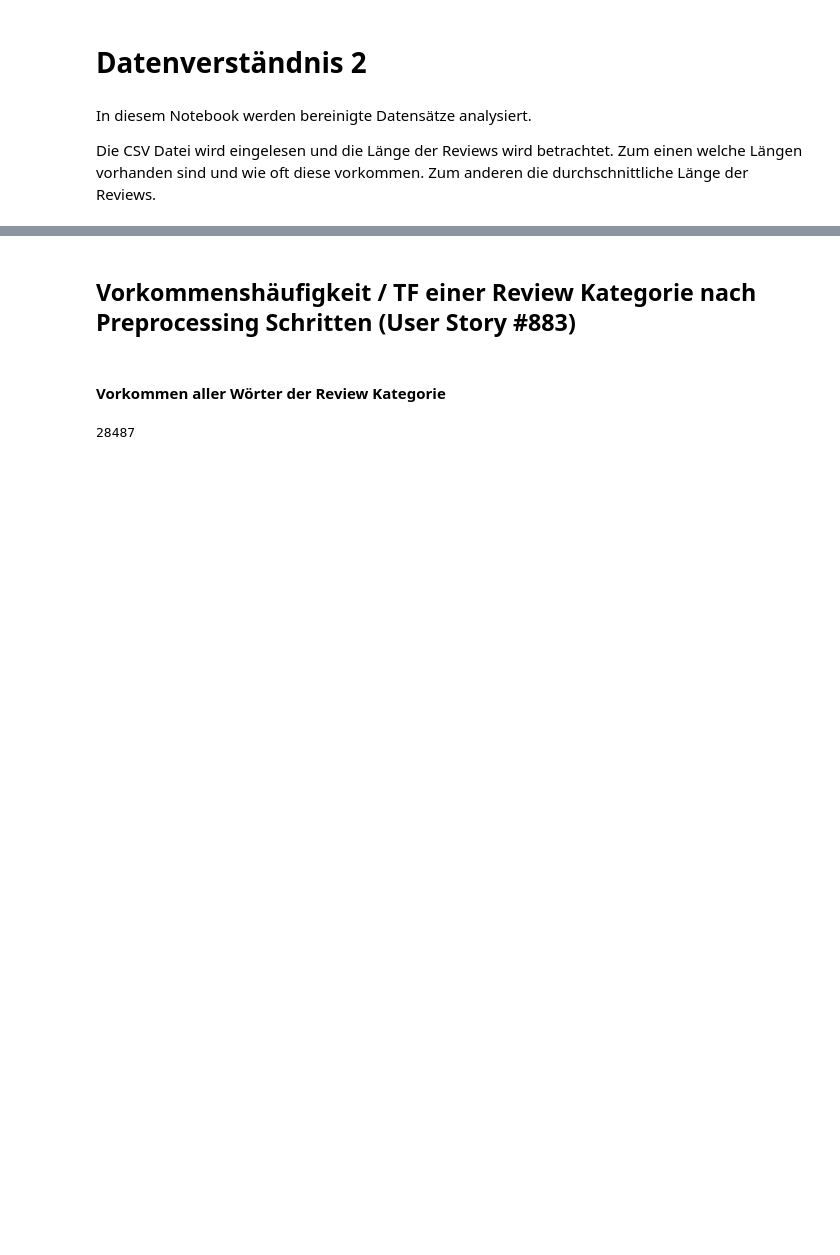
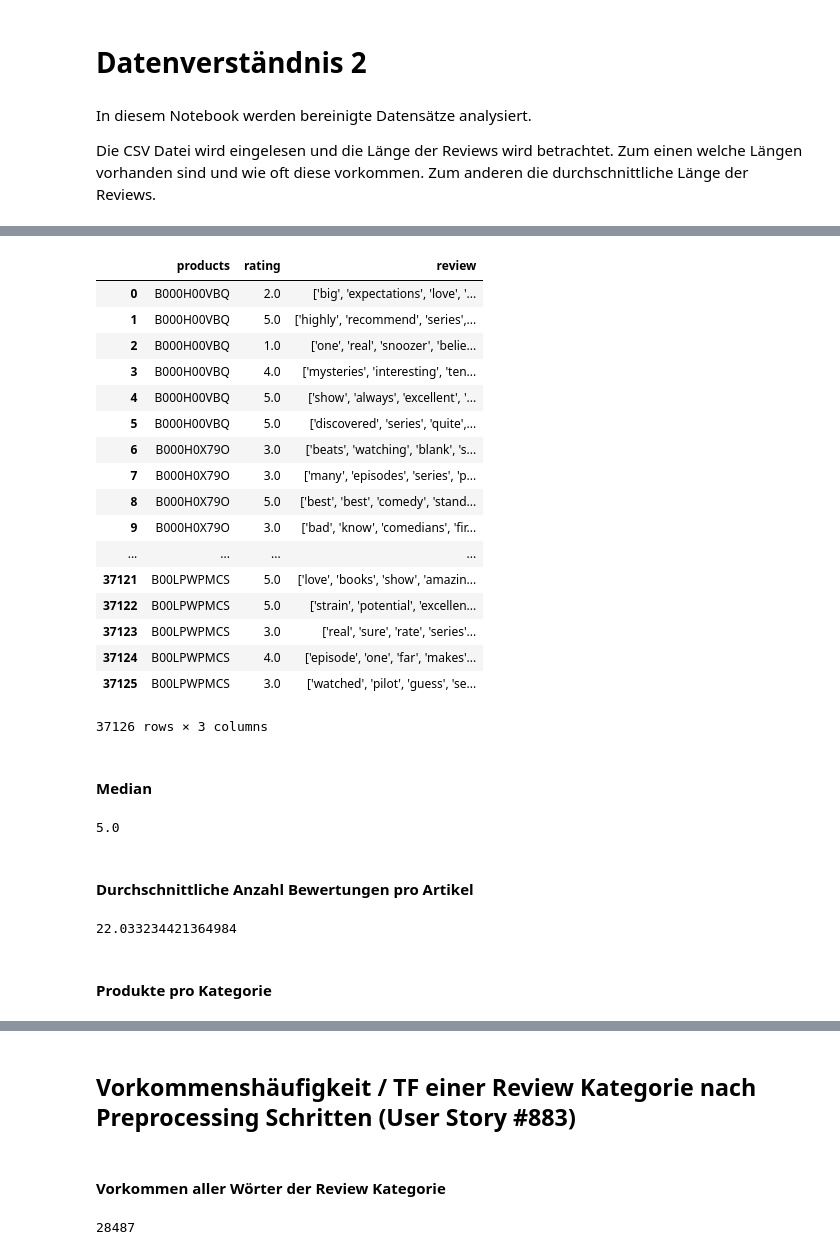
Before and after one commit to VDegraf/PS_AIS_WS18, a Jupyter notebook: Data_Understanding/data_understanding_2.ipynb, the cells around one changed output, grey strips where cells are left out. Cells and saved outputs as stored; diff of their text form; code cells hidden in the pictures; blank space fills up the shorter version.

Commit message:
update du2 & preprocessing csv export
Updated du2 table after preprocessing & csv export from preprocessing

```diff
--- a/Data_Understanding/data_understanding_2.ipynb
+++ b/Data_Understanding/data_understanding_2.ipynb
@@ -20,7 +6,0 @@ NameError: name 'path' is not defined
-# %%
-#Erstellen einer leeren Liste zu Ergebnissicherung
-l=[]
-# %%
-#Durchlaufen der Liste und Einfügen in die Ergebnissliste
-for i in range(len(listwords)):
-        l.append(len(listwords[i]))
@@ -77,0 +39,60 @@ def reviewlength(path):
+# %%
+import csv
+import pandas as pd
+import numpy as np
+import statistics
+
+def parse(path):
+    with open(path, "r") as csv_file:
+        reader = csv.reader(csv_file, delimiter=';')
+        for l in reader:
+            yield (l)
+
+def getDF(path):
+  i = 0
+  df = {}
+  for d in parse(path):
+    df[i] = d
+    i += 1
+  return pd.DataFrame.from_dict(df, orient='index')
+
+def data_understanding_2(path):
+    return getDF(path)
+# %%
+df=data_understanding_2("../Data_filtered/reviews_Amazon_Instant_Video.csv")
+df = df.rename(columns={0: 'products', 1:'rating', 2:'review'})
+df
+# %% [output]
+|  | products | rating | review |
+| 0 | B000H00VBQ | 2.0 | ['big', 'expectations', 'love', '... |
+| 1 | B000H00VBQ | 5.0 | ['highly', 'recommend', 'series',... |
+| 2 | B000H00VBQ | 1.0 | ['one', 'real', 'snoozer', 'belie... |
+| 3 | B000H00VBQ | 4.0 | ['mysteries', 'interesting', 'ten... |
+| 4 | B000H00VBQ | 5.0 | ['show', 'always', 'excellent', '... |
+| 5 | B000H00VBQ | 5.0 | ['discovered', 'series', 'quite',... |
+| 6 | B000H0X79O | 3.0 | ['beats', 'watching', 'blank', 's... |
+| 7 | B000H0X79O | 3.0 | ['many', 'episodes', 'series', 'p... |
+| 8 | B000H0X79O | 5.0 | ['best', 'best', 'comedy', 'stand... |
+| 9 | B000H0X79O | 3.0 | ['bad', 'know', 'comedians', 'fir... |
+| ... | ... | ... | ... |
+| 37121 | B00LPWPMCS | 5.0 | ['love', 'books', 'show', 'amazin... |
+| 37122 | B00LPWPMCS | 5.0 | ['strain', 'potential', 'excellen... |
+| 37123 | B00LPWPMCS | 3.0 | ['real', 'sure', 'rate', 'series'... |
+| 37124 | B00LPWPMCS | 4.0 | ['episode', 'one', 'far', 'makes'... |
+| 37125 | B00LPWPMCS | 3.0 | ['watched', 'pilot', 'guess', 'se... |
+37126 rows × 3 columns
+# %% [markdown]
+#### Median
+# %%
+df["rating"].astype(float).astype(int).median()
+# %% [output]
+5.0
+# %% [markdown]
+#### Durchschnittliche Anzahl Bewertungen pro Artikel
+# %%
+average_counter_score= df["rating"].count()/(df["products"].value_counts().count())
+average_counter_score
+# %% [output]
+22.033234421364984
+# %% [markdown]
+#### Produkte pro Kategorie
```
Also changed, not shown: parts of 43 cells of this notebook, 1 other file.
